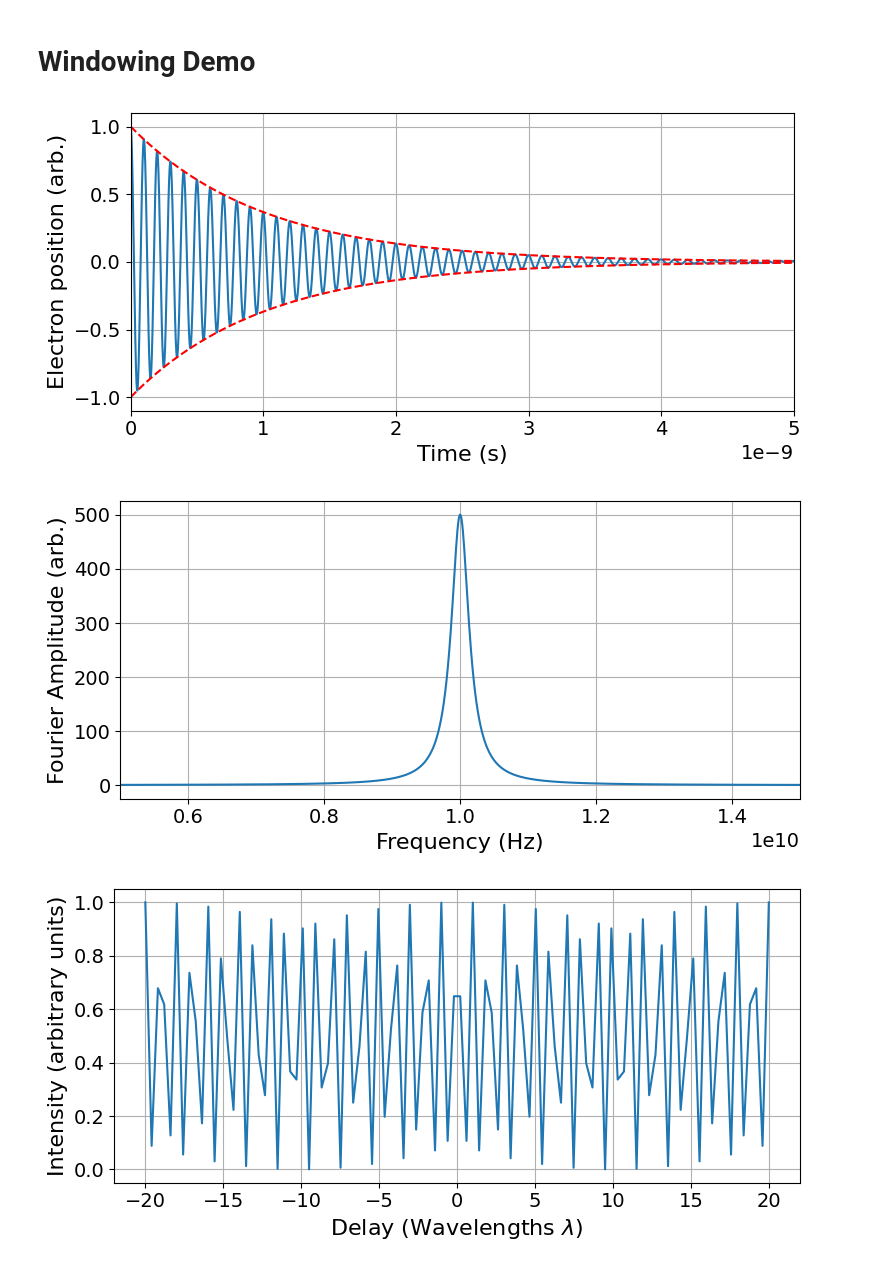
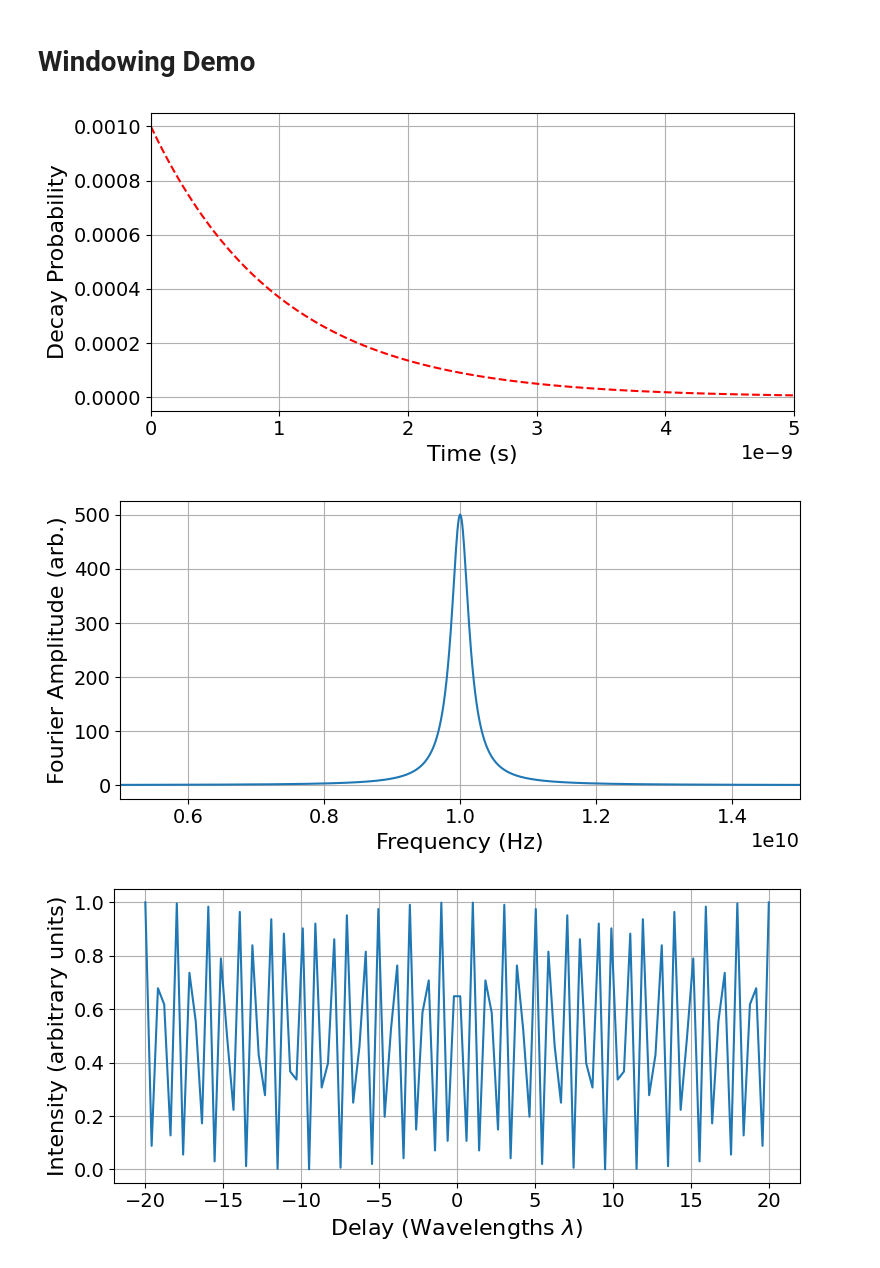
Before and after one commit to Seabear-attack/dev-table, a Jupyter notebook: Demos/spectroscopy.ipynb, the cells around one changed output. Drawn from its saved outputs; the diff is of its cells as text; code cells hidden in the pictures.

```diff
--- a/Demos/spectroscopy.ipynb
+++ b/Demos/spectroscopy.ipynb
@@ -15,37 +15,38 @@ plt.rcParams.update({
     "legend.fontsize": 14   # legend
 })
 
 
 savedir = Path('/home/mike/Documents/Boulder_PhD/Meetings/1-28-26 Group Meeting/figs')
 
 plt.figure(figsize=(8,4))
 
 lifetime = 1e-9
 freq = 1e10
 time_axis = np.linspace(0,100e-9, 100000)
 decay = np.exp(-time_axis / lifetime)
 emission = decay * np.cos(2 * np.pi * freq * time_axis)
-plt.plot(time_axis, emission)
-plt.plot(time_axis, np.transpose([decay,-decay]), 'r--')
+# plt.plot(time_axis, emission)
+# plt.plot(time_axis, np.transpose([decay,-decay]), 'r--')
+plt.plot(time_axis, decay/np.sum(decay), 'r--')
 plt.xlim(0, 5e-9)
 plt.xlabel('Time (s)')
-plt.ylabel('Electron position (arb.)')
+plt.ylabel('Decay Probability')
 plt.grid()
 plt.tight_layout()
 # plt.savefig(savedir / 'single_wave_spec.svg')
 plt.show()
 
 plt.figure(figsize=(8,4))
 plt.plot(rfftfreq(len(time_axis), time_axis[1]-time_axis[0]), rfft(emission))
 plt.xlim(freq-.5e10, freq+.5e10)
 plt.xlabel('Frequency (Hz)')
 plt.ylabel('Fourier Amplitude (arb.)')
 plt.grid()
 plt.tight_layout()
 # plt.savefig(savedir / 'single_wave_spec.svg')
 plt.show()
 # %% [output]
-[figure, old version]
+[figure, new version]
 [figure]
 # %%
 import numpy as np
```
Also changed, not shown: 2 other files.
